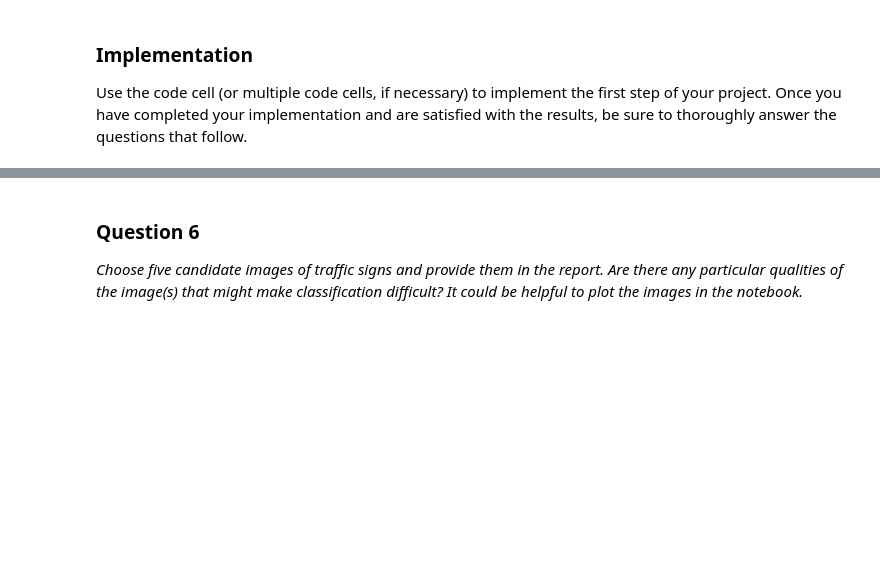
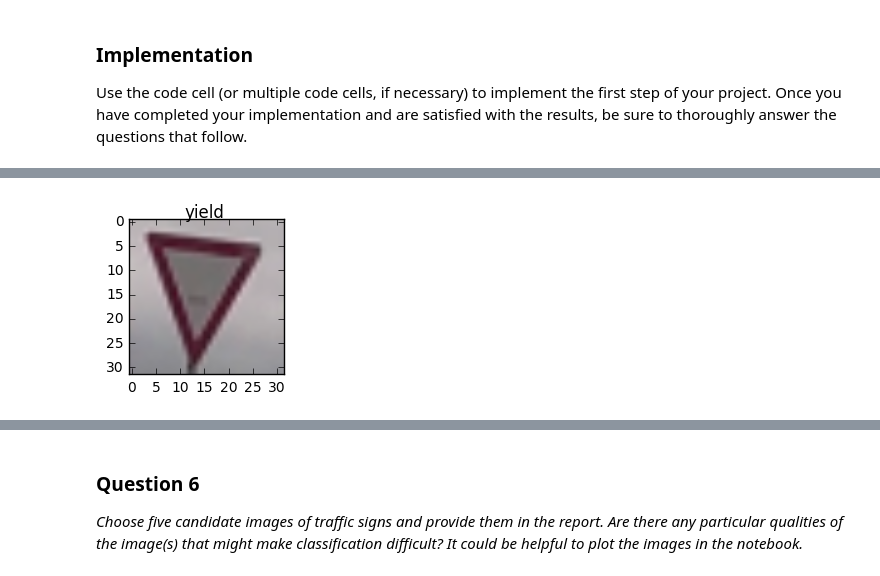
Before and after one commit to avrabe/CarND-Traffic-Sign-Classifier-Project, a Jupyter notebook: Traffic_Sign_Classifier.ipynb, the cells around one changed output, grey strips where cells are left out. Drawn from its saved outputs; the diff is of its cells as text; code cells hidden in the pictures; blank space fills up the shorter version.

```diff
--- a/Traffic_Sign_Classifier.ipynb
+++ b/Traffic_Sign_Classifier.ipynb
@@ -28,7 +29,6 @@ from itertools import product
 ---
 ## Step 0: Load The Data
 # %%
-
 def get_files():
     '''
     Helper function to get the pickled data file paths.
@@ -48,6 +48,9 @@ def get_csv_file():
     return filename
 
 def get_test_image_path():
+    '''
+    Helper function to get the test images directory
+    '''
     cwd = os.getcwd()
     path = os.path.join(cwd,"test_images")
     return path
@@ -566,36 +641,85 @@ Use the code cell (or multiple code cells, if necessary) to implement the first
 # %%
 ### Load the images and plot them here.
 ### Feel free to use as many code cells as needed.
+fig_size = [2,2]
+plt.rcParams["figure.figsize"] = fig_size
+
 dirs = os.listdir(get_test_image_path())
-%matplotlib inline
 image_batch = []
+top1_predicted = 0
+top5_predicted = 0
+
+class test_image:
+    number = -1
+    name = "unknown"
+    source = "unknown"
+
+    def __init__(self,myfile):
+        splitted = myfile.split('__')
+        self.number=int(splitted[0])
+        self.name=splitted[1]
+        self.source=splitted[2]
 
 for mfile in dirs:
-    img = cv2.imread(os.path.join(get_test_image_path,mfile))
+    img = cv2.imread(os.path.join(get_test_image_path(),mfile))
     img = cv2.cvtColor(img, cv2.COLOR_BGR2RGB)
     (width, heigth, channels) = img.shape
     z=width
     step=(width+heigth)*2
     for (xx,yy) in product(range(0,width,step),range(0,heigth,step)):
-        (rows,cols,ch) = img.shape
-        rotation = 3
-        M = cv2.getRotationMatrix2D((cols/2,rows/2),rotation,1)
-        dst = cv2.warpAffine(img,M,(cols,rows))
-        #dst = image2(dst)
-        small_img = resized_image = cv2.resize(dst[xx:xx+z,yy:yy+z], (32, 32))
+        small_img = resized_image = cv2.resize(img, (32, 32))
         image_batch.append(np.copy(small_img))
 
 with tf.Session() as sess:
-    sess.run(tf.global_variables_initializer())
+    """
+    Do the predictions on the test images
+    """
+    loader = tf.train.import_meta_graph('/home/carnd/lenet.meta')
+    loader.restore(sess, tf.train.latest_checkpoint('/home/carnd/'))
     predictions = sess.run(tf.nn.top_k(tf.nn.softmax(logits), k=5), feed_dict={x: image_batch, keep_prob: 1.0})
-    #print(predictions)
 
 for myfile, value, predicted, num in zip(dirs,predictions[0], predictions[1],range(len(predictions[0]))):
-    pass
+    """
+    Print the result of the prediction.
+    Show if the traffic sign from the image is in the top5.
+    Show the image
+    Show the softmax distribution of the image (the top5 vs the rest)
+    Show how many images have been found correctly
+    Show how many images have correct predictions within the top5
+    """
+    print("------8<-------file: "+myfile+" --------8<-----")
     #arg= np.argmax(predicted)
+    ti = test_image(myfile)
     for i in range(len(value)):
-        print(value[i], predicted[i], signname[predicted[i]])
+        p = ""
+        if predicted[i] == ti.number:
+            p = "--> "
+            top5_predicted += 1
+            if i == 0:
+                top1_predicted +=1
+        print(p, value[i], predicted[i], signname[predicted[i]])
     #if predicted[arg]>0.1 :
-    plt.suptitle(myfile, fontsize=14, fontweight='bold')
+    plt.suptitle(ti.name, fontsize=12)
     plt.imshow(image_batch[num])
     plt.show()
+    count = np.append(np.copy(value), [1-np.sum(value)])
+    labels = [signname[px] for px in predicted]
+    labels.append("others")
+    plt.suptitle("Top 5 predictions", fontsize=12)
+    plt.pie(count, labels=labels,shadow=False,autopct='%.2f',startangle=45)
+    plt.axis('equal')
+    plt.show()
+
+
+count = [top1_predicted, len(dirs)-top1_predicted]
+plt.suptitle("How many got detected right?", fontsize=12)
+plt.pie(count, labels=["right", "not detected"],shadow=False,autopct='%.2f',startangle=45)
+plt.axis('equal')
+plt.show()
+
+count = [top5_predicted, len(dirs)-top5_predicted]
+plt.suptitle("How many got detected within the top 5?", fontsize=12)
+plt.pie(count, labels=["top5", "not detected"],shadow=False,autopct='%.2f',startangle=45)
+plt.axis('equal')
+plt.show()
+# %% [output]
@@ -601,0 +732 @@ for myfile, value, predicted, num in zip(dirs,predictions[0], predictions[1],ran
+[figure, added]
```
Also changed, not shown: parts of 15 cells of this notebook.
